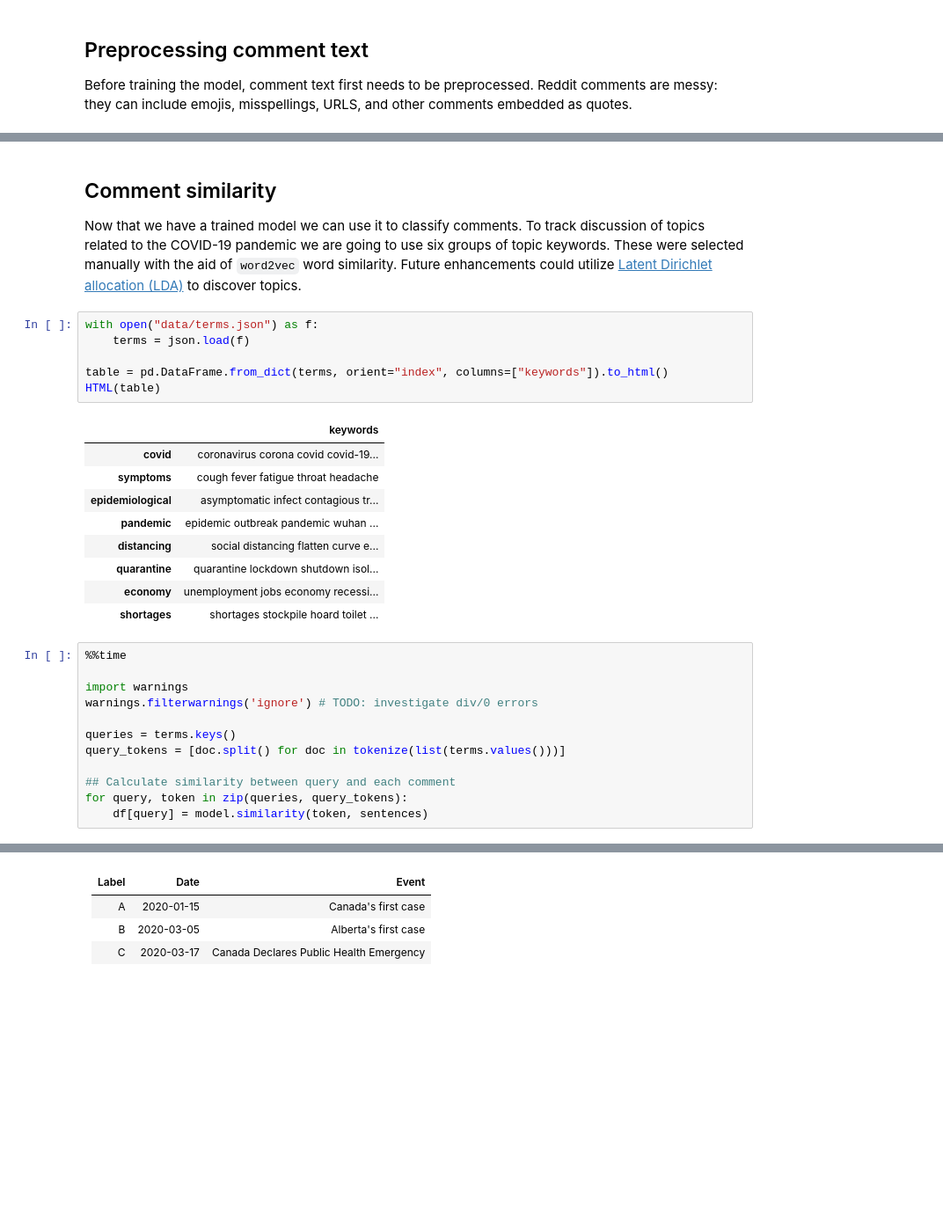
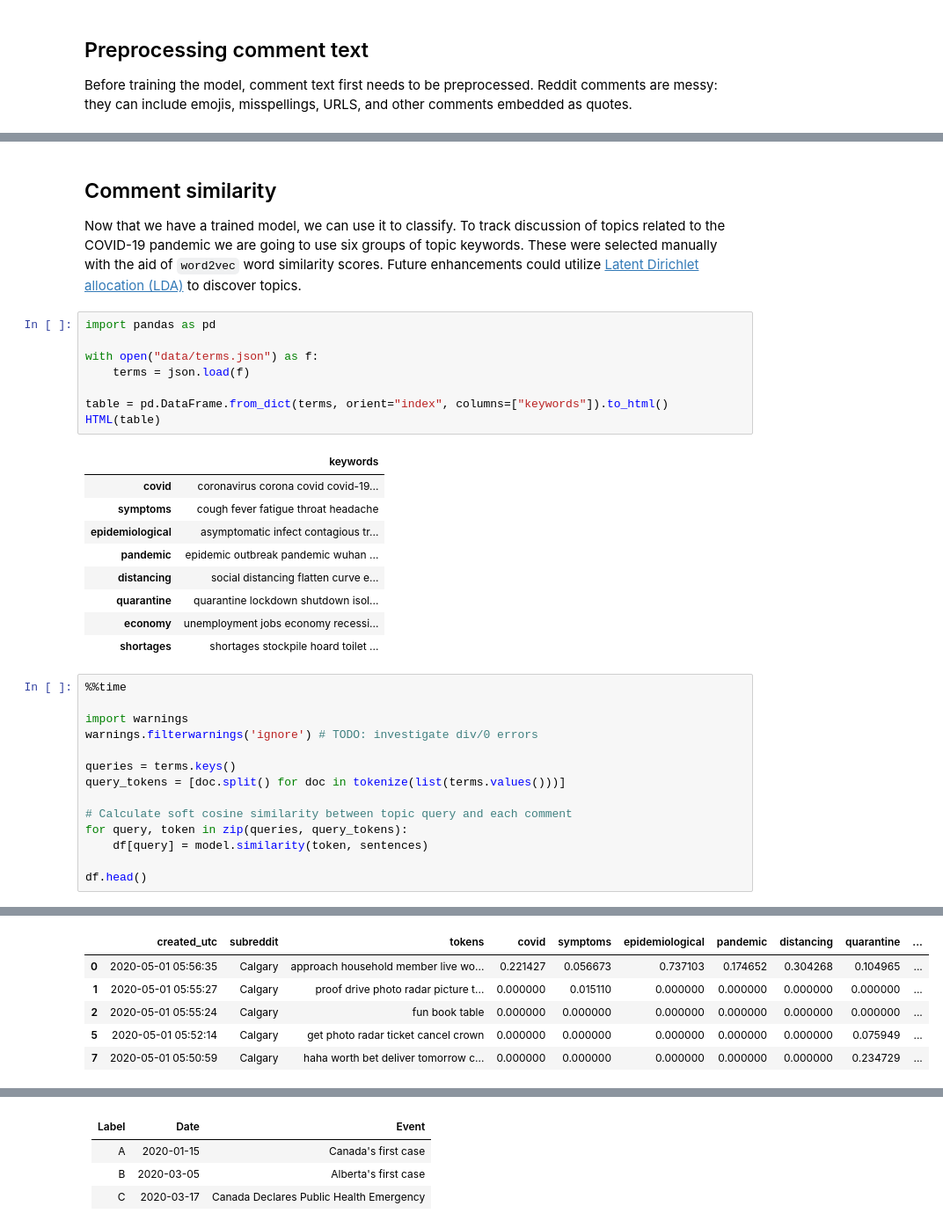
Before and after one commit to epsalt/reddit-c19-analysis, a Jupyter notebook: c19-reddit-alberta.ipynb, the cells around one changed output, grey strips where cells are left out. Shown at 88% size. Cells and saved outputs as stored; diff of their text form; blank space fills up the shorter version.

```diff
--- a/c19-reddit-alberta.ipynb
+++ b/c19-reddit-alberta.ipynb
@@ -175,8 +194,10 @@ trudeau, notley          0.73179
 # %% [markdown]
 ## Comment similarity
 
-Now that we have a trained model we can use it to classify comments. To track discussion of topics related to the COVID-19 pandemic we are going to use six groups of topic keywords. These were selected manually with the aid of `word2vec` word similarity. Future enhancements could utilize [Latent Dirichlet allocation (LDA)](https://en.wikipedia.org/wiki/Latent_Dirichlet_allocation) to discover topics.
+Now that we have a trained model, we can use it to classify. To track discussion of topics related to the COVID-19 pandemic we are going to use six groups of topic keywords. These were selected manually with the aid of `word2vec` word similarity scores. Future enhancements could utilize [Latent Dirichlet allocation (LDA)](https://en.wikipedia.org/wiki/Latent_Dirichlet_allocation) to discover topics.
 # %%
+import pandas as pd
+
 with open("data/terms.json") as f:
     terms = json.load(f)
 
@@ -201,7 +222,9 @@ warnings.filterwarnings('ignore') # TODO: investigate div/0 errors
 queries = terms.keys()
 query_tokens = [doc.split() for doc in tokenize(list(terms.values()))]
 
-## Calculate similarity between query and each comment
+# Calculate soft cosine similarity between topic query and each comment
 for query, token in zip(queries, query_tokens):
     df[query] = model.similarity(token, sentences)
+
+df.head()
 # %% [output]
@@ -209,0 +233,6 @@ Wall time: 56.6 s
+|  | created_utc | subreddit | tokens | covid | symptoms | epidemiological | pandemic | distancing | quarantine | ... |
+| 0 | 2020-05-01 05:56:35 | Calgary | approach household member live wo... | 0.221427 | 0.056673 | 0.737103 | 0.174652 | 0.304268 | 0.104965 | ... |
+| 1 | 2020-05-01 05:55:27 | Calgary | proof drive photo radar picture t... | 0.000000 | 0.015110 | 0.000000 | 0.000000 | 0.000000 | 0.000000 | ... |
+| 2 | 2020-05-01 05:55:24 | Calgary | fun book table | 0.000000 | 0.000000 | 0.000000 | 0.000000 | 0.000000 | 0.000000 | ... |
+| 5 | 2020-05-01 05:52:14 | Calgary | get photo radar ticket cancel crown | 0.000000 | 0.000000 | 0.000000 | 0.000000 | 0.000000 | 0.075949 | ... |
+| 7 | 2020-05-01 05:50:59 | Calgary | haha worth bet deliver tomorrow c... | 0.000000 | 0.000000 | 0.000000 | 0.000000 | 0.000000 | 0.234729 | ... |
```
Also changed, not shown: parts of 24 cells of this notebook, 1 other file.
